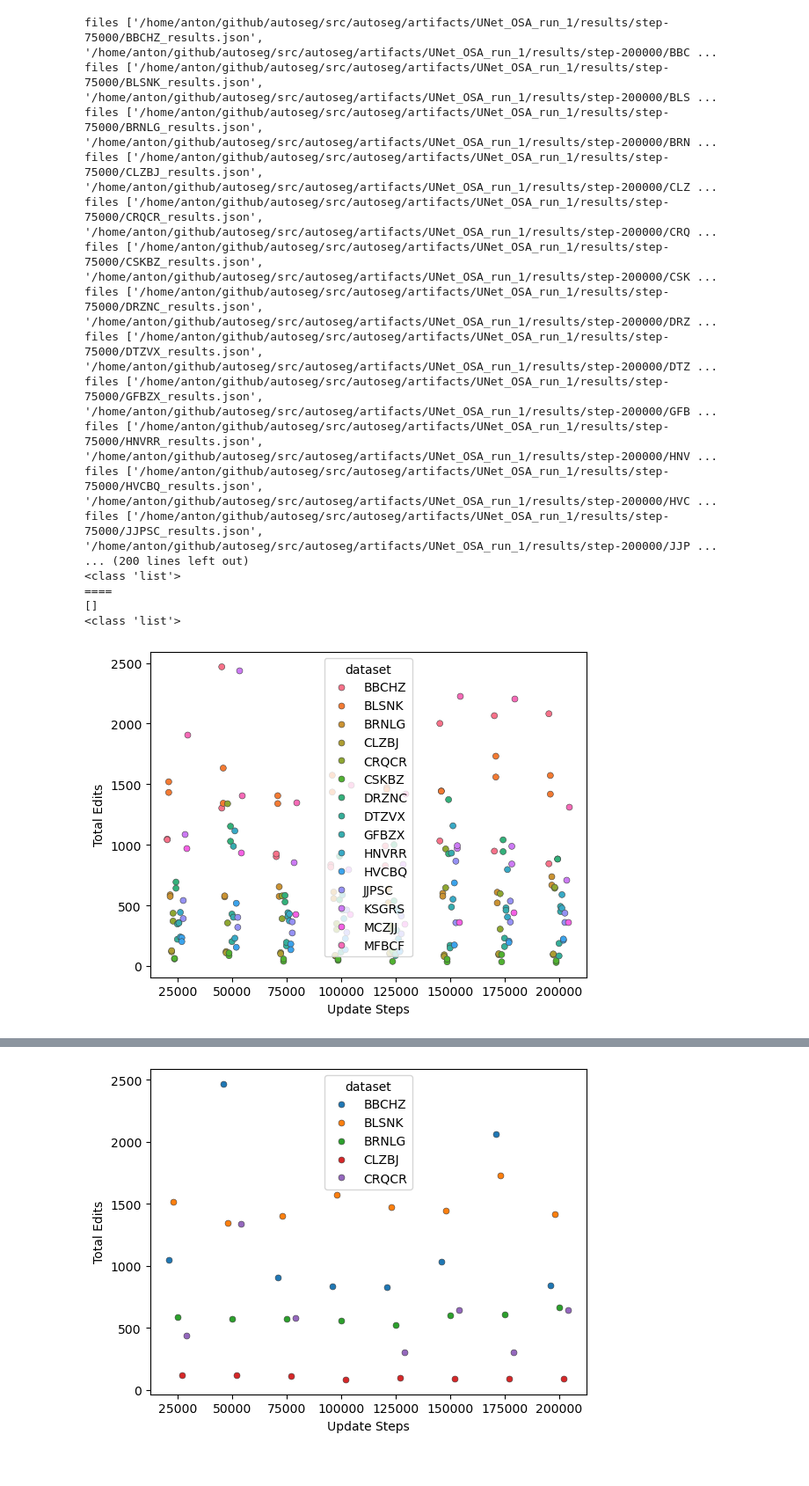
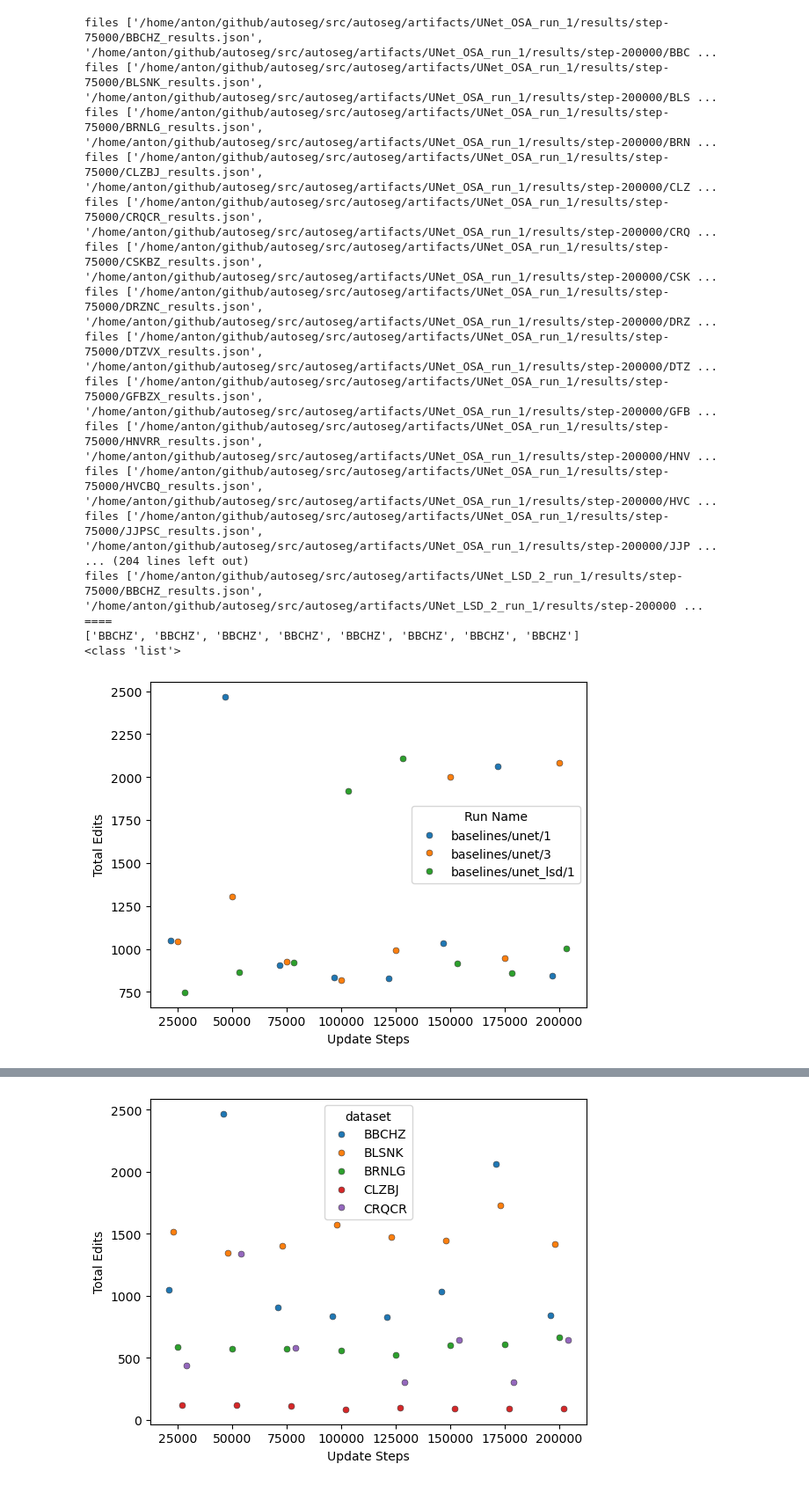
Before and after one commit to anforsm/autoseg, a Jupyter notebook: src/autoseg/ds_results.ipynb, the cells around one changed output, grey strips where cells are left out. Shown: that part at 88% size. Cells and saved outputs as stored; diff of their text form; code cells hidden in the pictures.

```diff
--- a/src/autoseg/ds_results.ipynb
+++ b/src/autoseg/ds_results.ipynb
@@ -98,8 +98,10 @@ c = {
 }
 # %%
 baseline = create_dataframe({
-  "Baseline Unet OSA": ["baselines/unet/1", "baselines/unet/3"]#, "baselines/unet/2", "baselines/unet/3"]
-}, ["BBCHZ", "BLSNK", "BRNLG", "CLZBJ", "CRQCR", "CSKBZ", "DRZNC", "DTZVX", "GFBZX", "HNVRR", "HVCBQ", "JJPSC", "KSGRS", "MCZJJ", "MFBCF"])
+  "Baseline Unet OSA": ["baselines/unet/1", "baselines/unet/3"],#, "baselines/unet/2", "baselines/unet/3"]
+  "Unet LSD": ["baselines/unet_lsd/1"]
+#}, ["BBCHZ", "BLSNK", "BRNLG", "CLZBJ", "CRQCR", "CSKBZ", "DRZNC", "DTZVX", "GFBZX", "HNVRR", "HVCBQ", "JJPSC", "KSGRS", "MCZJJ", "MFBCF"])
+}, ["BBCHZ"])
 #baseline["normalized_skel_mods"] = baseline["skel_mods"] / baseline["total_path_length"]
 baseline.rename(columns=c, inplace=True)
 # %% [output]
@@ -115,13 +117,13 @@ files ['/home/anton/github/autoseg/src/autoseg/artifacts/UNet_OSA_run_1/results/
 files ['/home/anton/github/autoseg/src/autoseg/artifacts/UNet_OSA_run_1/results/step-75000/HNVRR_results.json', '/home/anton/github/autoseg/src/autoseg/artifacts/UNet_OSA_run_1/results/step-200000/HNV ...
 files ['/home/anton/github/autoseg/src/autoseg/artifacts/UNet_OSA_run_1/results/step-75000/HVCBQ_results.json', '/home/anton/github/autoseg/src/autoseg/artifacts/UNet_OSA_run_1/results/step-200000/HVC ...
 files ['/home/anton/github/autoseg/src/autoseg/artifacts/UNet_OSA_run_1/results/step-75000/JJPSC_results.json', '/home/anton/github/autoseg/src/autoseg/artifacts/UNet_OSA_run_1/results/step-200000/JJP ...
-... (200 lines left out)
+... (204 lines left out)
+files ['/home/anton/github/autoseg/src/autoseg/artifacts/UNet_LSD_2_run_1/results/step-75000/BBCHZ_results.json', '/home/anton/github/autoseg/src/autoseg/artifacts/UNet_LSD_2_run_1/results/step-200000 ...
+====
+['BBCHZ', 'BBCHZ', 'BBCHZ', 'BBCHZ', 'BBCHZ', 'BBCHZ', 'BBCHZ', 'BBCHZ']
 <class 'list'>
-====
-[]
-<class 'list'>
 # %%
-sns.stripplot(data=baseline, x=c["checkpoints"], y=c["skel_mods"], hue="dataset", dodge=True, jitter=0, linewidth=0.4)
+sns.stripplot(data=baseline, x=c["checkpoints"], y=c["skel_mods"], hue="Run Name", dodge=True, jitter=0, linewidth=0.4)
 plt.show()
 # %% [output]
-[figure, old version]
+[figure, new version]
```
Also changed, not shown: parts of 3 cells of this notebook, 3 other files.
